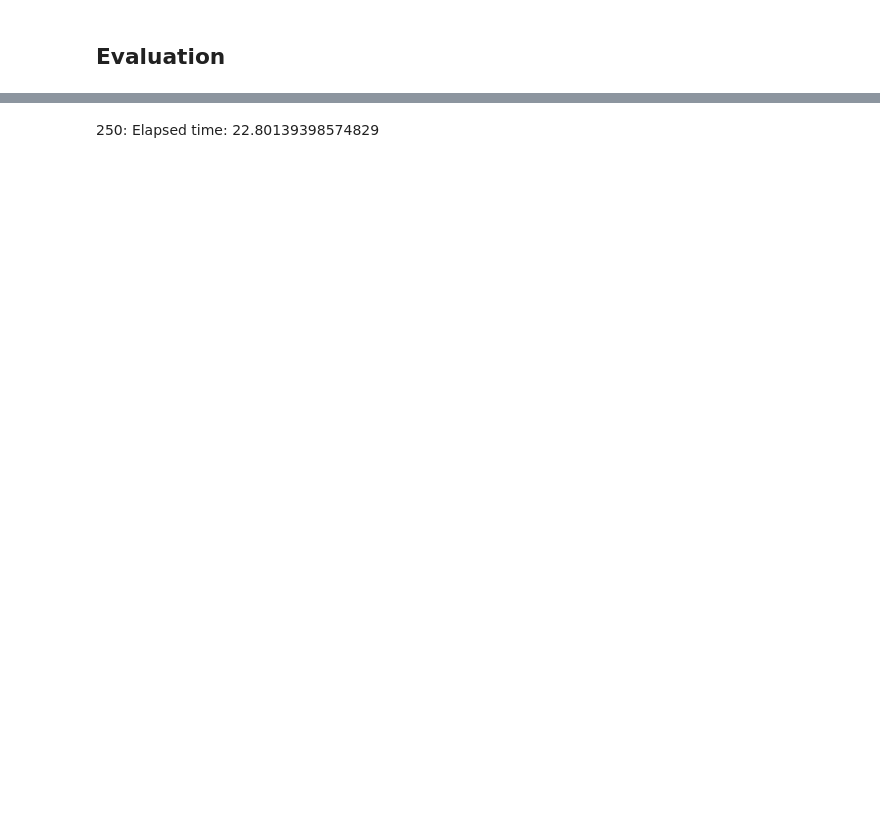
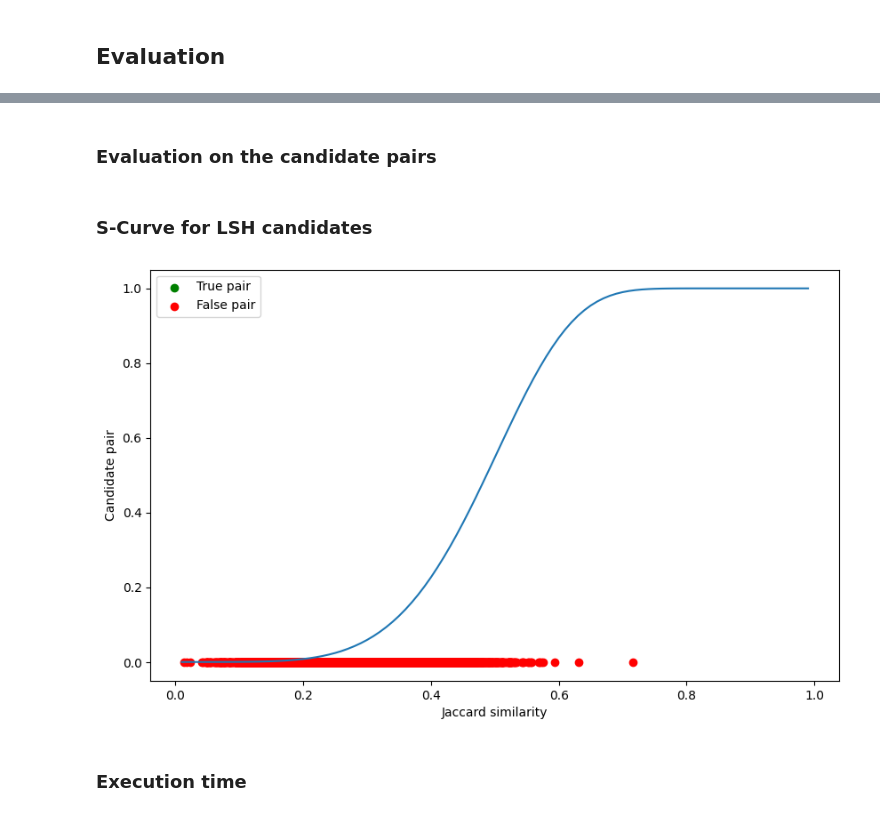
Before and after one commit to noeljn/Data-Mining, a Jupyter notebook: code/main.ipynb, the cells around one changed output, grey strips where cells are left out. Saved outputs shown, nothing was run; the diff lists cells and outputs as text; code cells hidden in the pictures; blank space fills up the shorter version.

```diff
--- a/code/main.ipynb
+++ b/code/main.ipynb
@@ -141,2 +147,29 @@ Elapsed time:  22.80139398574829
-# %% [markdown]
-250: Elapsed time:  22.80139398574829
+# %% [markdown]
+### Evaluation on the candidate pairs
+# %%
+candidate_eval = candit_eval()
+similar_docs = candidate_eval(df_candidate_pairs, shingling_vectors)
+# %% [markdown]
+### S-Curve for LSH candidates
+# %%
+threshold = threshold
+true_pair = similar_docs[similar_docs['jaccard_similarity'] >= threshold]
+false_pair = similar_docs[similar_docs['jaccard_similarity'] < threshold]
+
+# Plot candidates true/false [0,1] vs jaccard similarity
+# plot a curve p = 1 - (1 - s^b)^r
+s = [i/100 for i in range(1, 100)]
+b = num_bands
+r = num_buckets
+plt.figure(figsize=(10, 6))
+plt.scatter(true_pair['jaccard_similarity'], [1 for _ in range(len(true_pair.index))], color='green', label='True pair')
+plt.scatter(false_pair['jaccard_similarity'], [0 for _ in range(len(false_pair.index))], color='red', label='False pair')
+plt.plot(s, [1 - (1 - s**b)**r for s in s])
+plt.xlabel('Jaccard similarity')
+plt.ylabel('Candidate pair')
+plt.legend()
+plt.show()
+# %% [output]
+[figure, added]
+# %% [markdown]
+### Execution time
```
Also changed, not shown: parts of 9 cells of this notebook, 9 other files.
